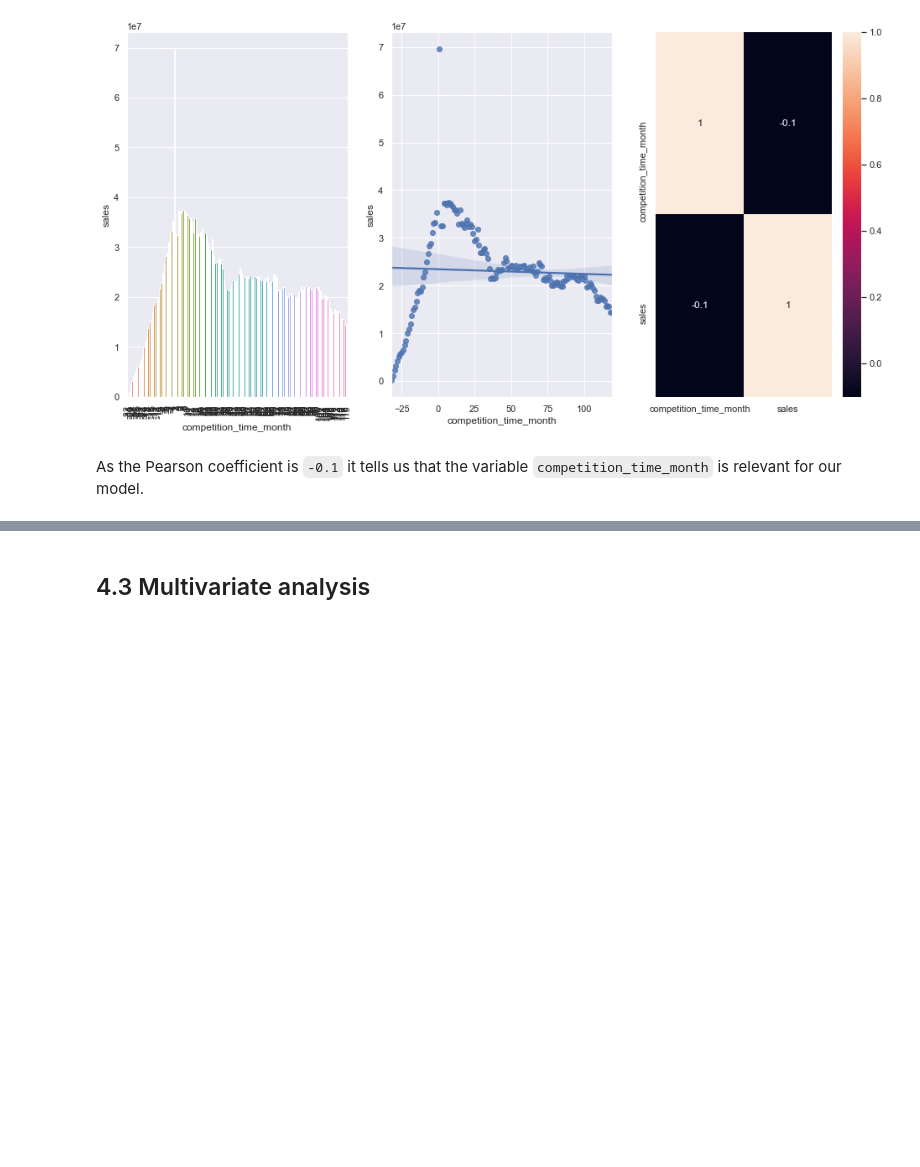
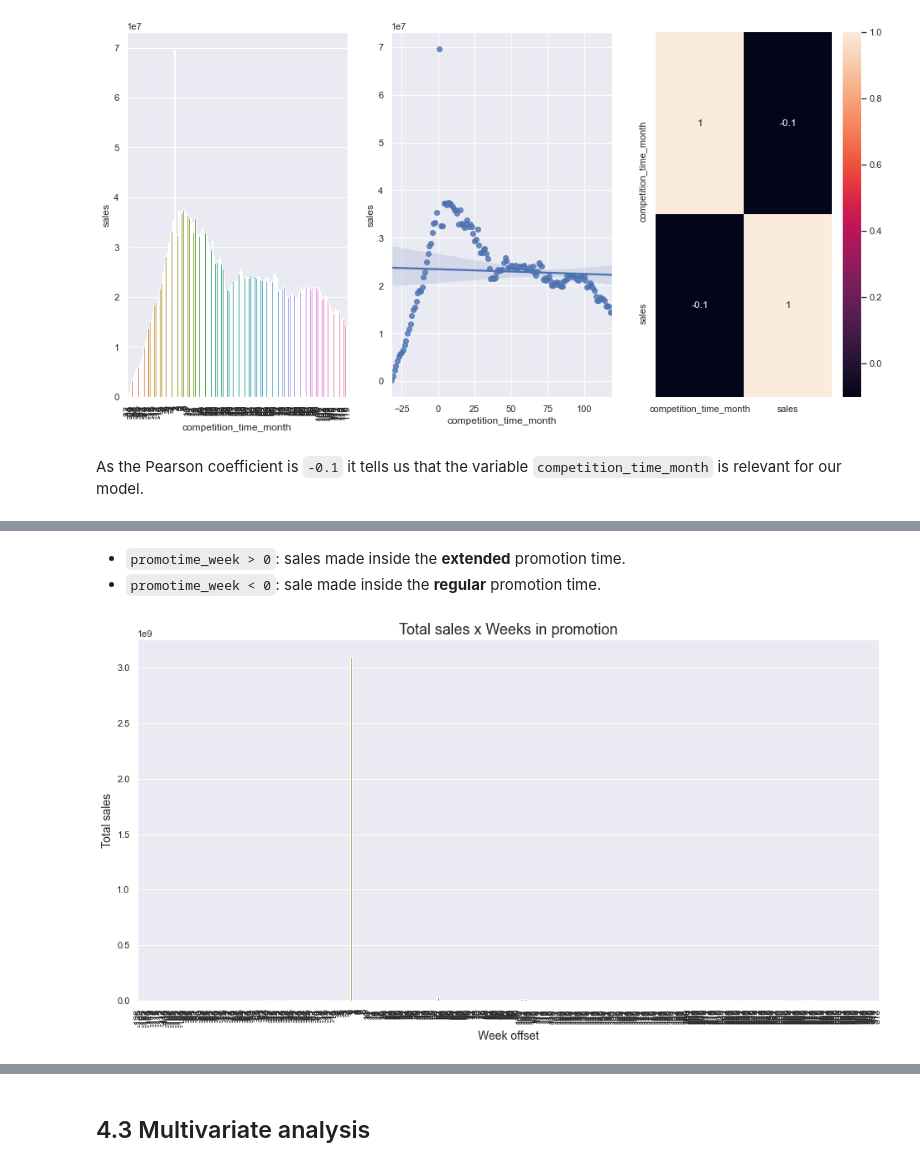
Before and after one commit to brunokatekawa/Curso_DS_Prod, a Jupyter notebook: m04_v01_store_sales_prediction.ipynb, the cells around one changed output, grey strips where cells are left out. Cells and saved outputs as stored; diff of their text form; code cells hidden in the pictures; blank space fills up the shorter version.

```diff
--- a/m04_v01_store_sales_prediction.ipynb
+++ b/m04_v01_store_sales_prediction.ipynb
@@ -1284,0 +1299,4 @@ As the Pearson coefficient is `-0.1` it tells us that the variable `competition_
+# %%
+# getting how many sales based on how long a promotion was active
+aux1 = df4[['promo_time_week','sales']].groupby('promo_time_week').sum().reset_index()
+aux1
@@ -1284,0 +1317,25 @@ As the Pearson coefficient is `-0.1` it tells us that the variable `competition_
+# %% [markdown]
+- `promotime_week > 0`: sales made inside the **extended** promotion time.
+- `promotime_week < 0`: sale made inside the **regular** promotion time.
+# %%
+# using the variable ax for single a Axes
+fig, ax = plt.subplots()
+
+# setting the figure size in inches
+ax.figure.set_size_inches(16, 8)
+
+# plotting a barplot
+ax = sns.barplot(x='promo_time_week', y='sales', data=aux1)
+
+# rotating the xticks
+plt.xticks(rotation=90)
+
+# setting the title and axis labels
+ax.set_title("Total sales x Weeks in promotion", fontsize=18)
+ax.set_xlabel("Week offset", fontsize=14)
+ax.set_ylabel("Total sales", fontsize=14)
+
+# display plot
+plt.show()
+# %% [output]
+[figure, added]
```
Also changed, not shown: parts of 17 cells of this notebook.
